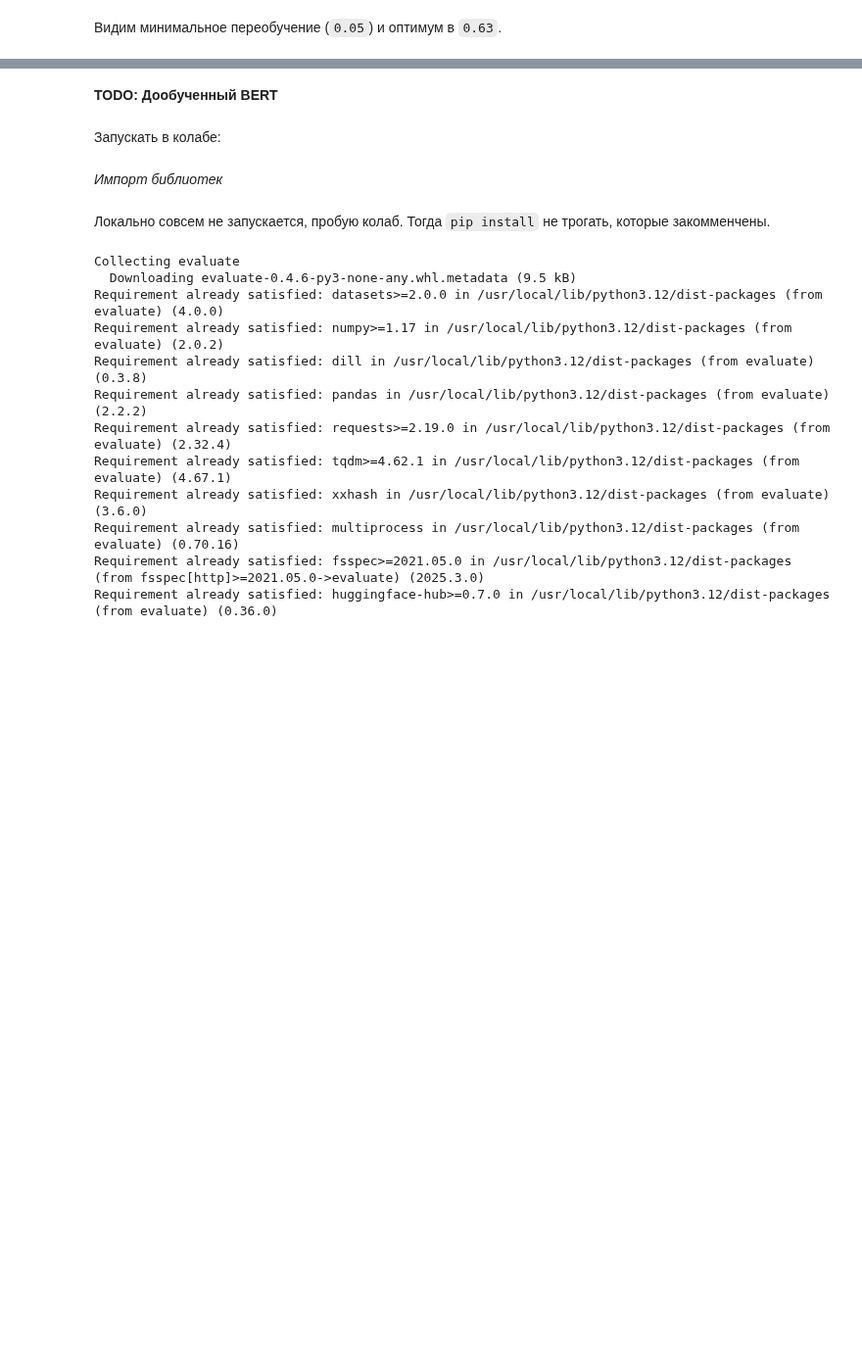
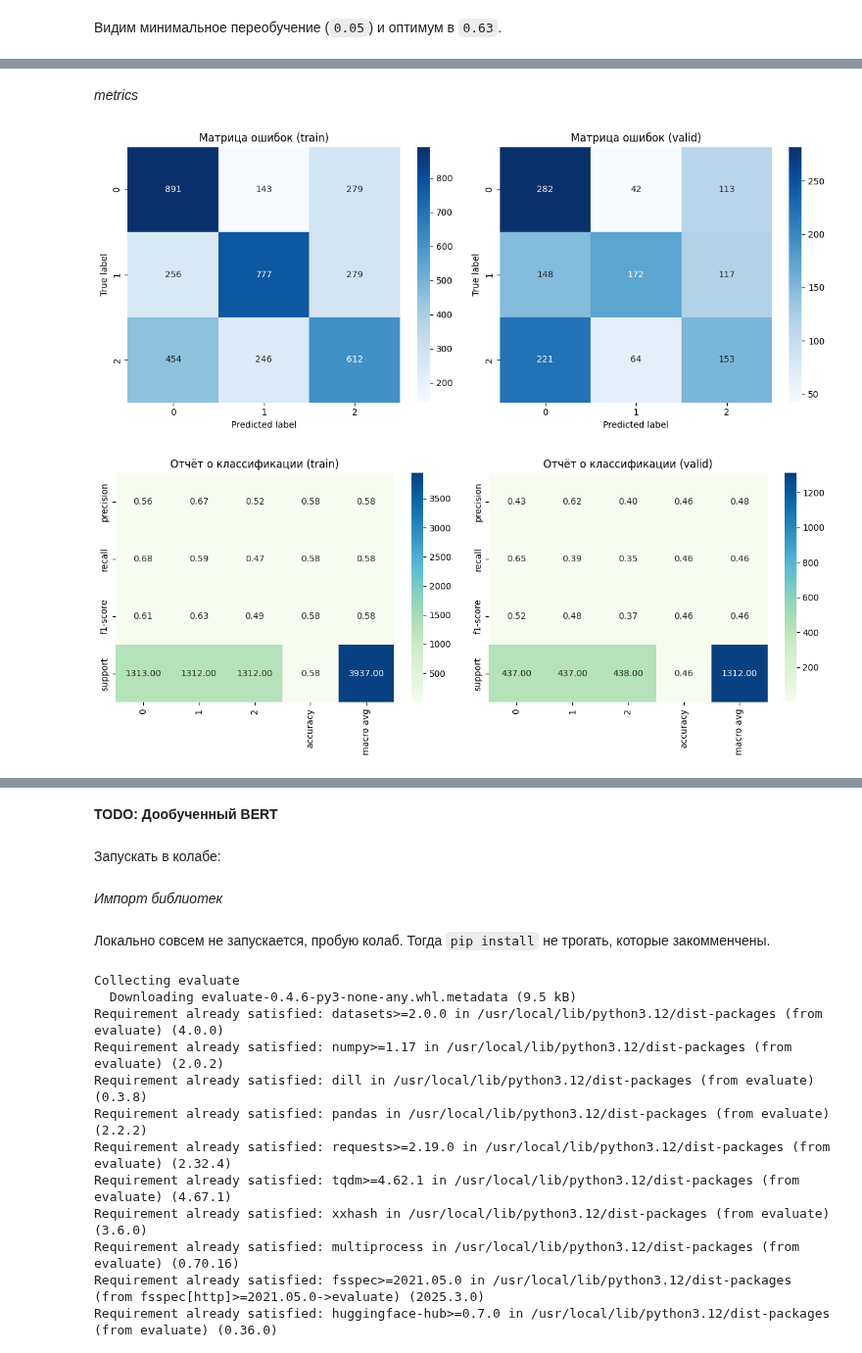
Before and after one commit to aefrt/llm-detection, a Jupyter notebook: model.ipynb, the cells around one changed output, grey strips where cells are left out. Shown at 98% size. Cells and saved outputs as stored; diff of their text form; code cells hidden in the pictures; blank space fills up the shorter version.

```diff
--- a/model.ipynb
+++ b/model.ipynb
@@ -709,0 +793,3 @@ cb_res.to_csv('cb_res3.csv')
+# %%
+study = optuna.create_study(sampler=sampler, directions=['maximize', 'minimize'])
+study.optimize(lambda trial: objective(trial, X_train_lemmatized, y_train, X_val_lemmatized, y_val), n_trials=50)
@@ -709,0 +892,5 @@ cb_res.to_csv('cb_res3.csv')
+# %%
+vectorizer = TfidfVectorizer()
+X_train_lemmatized = vectorizer.fit_transform(X_train)
+X_val_lemmatized = vectorizer.transform(X_val)
+X_test_lemmatized = vectorizer.transform(X_test)
@@ -709,0 +899,5 @@ cb_res.to_csv('cb_res3.csv')
+# %%
+%%time
+
+model_catboost_bow = CatBoostClassifier(random_state=42, max_depth=1, min_data_in_leaf=9, n_estimators=250)
+model_catboost_bow.fit(X_train_lemmatized, y_train, verbose=False)
@@ -709,0 +908,3 @@ cb_res.to_csv('cb_res3.csv')
+# %%
+y_train_pred = model_catboost_bow.predict(X_train_lemmatized)
+y_val_pred = model_catboost_bow.predict(X_val_lemmatized)
@@ -709,0 +914,7 @@ cb_res.to_csv('cb_res3.csv')
+# %% [markdown]
+_metrics_
+# %%
+plot_metrics(y_train, y_train_pred, y_val, y_val_pred)
+# %% [output]
+[figure, added]
+[figure, added]
```
Also changed, not shown: parts of 53 cells of this notebook, 1 other file.
